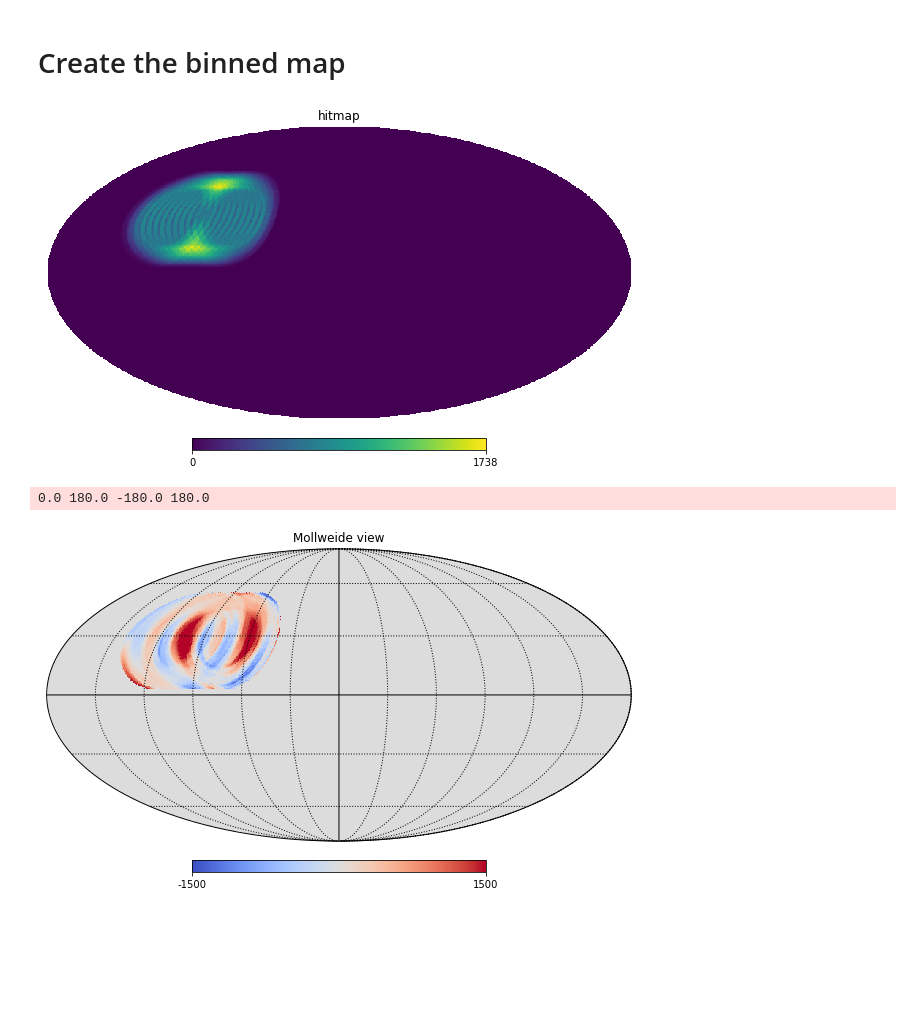
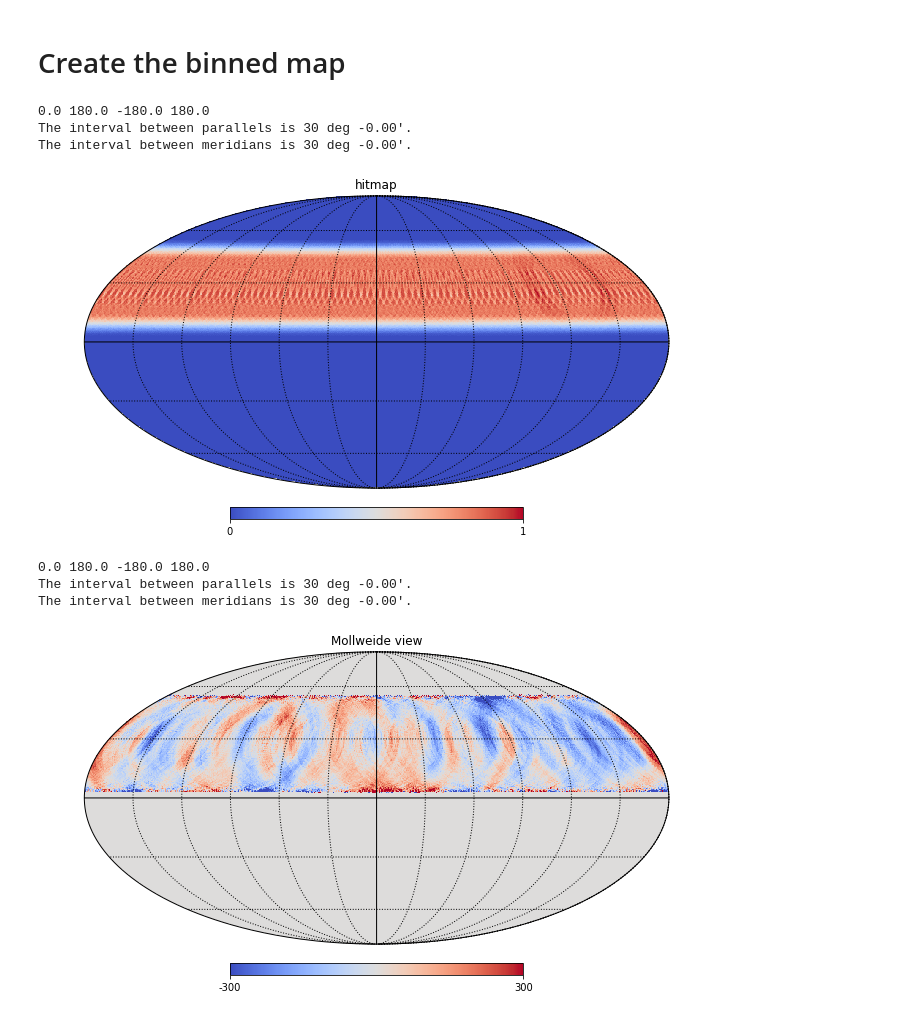
Before and after one commit to cmbgroundbased/cal, a Jupyter notebook: cookbook/Simulation_STRIP.ipynb, the cells around one changed output. Drawn from its saved outputs; the diff is of its cells as text; code cells hidden in the pictures; blank space fills up the shorter version.

Commit message:
Changes to be committed: 	modified:   CMakeLists.txt 	modified:   cookbook/Simulation_STRIP.ipynb 	modified:   singularity_container/Dockerfile

```diff
--- a/cookbook/Simulation_STRIP.ipynb
+++ b/cookbook/Simulation_STRIP.ipynb
@@ -121,8 +121,8 @@ def load_focalplane(args, comm):
 class args:
     # Required arguments
     ces_name = "Test-scan"
-    ces_start_time = "2022,1,1,0,0,0"
-    ces_stop_time = "2022,1,1,3,0,0"
+    ces_start_time = "2022,7,1,0,0,0"
+    ces_stop_time = "2022,7,2,0,0,0"
     sample_rate = 20
     el_mode_rate = 0.001
     el_mod_amplitude = 1.0
@@ -365,7 +365,7 @@ for mc in range(args.start_mc, args.start_mc + args.nsimu):
     "flag_name": None,
     "flag_mask": 255,
     "report_timing": True,
-    "wind_dist": 10,
+    "wind_dist": 100,
     "flush": False,
     }
 
@@ -570,9 +570,9 @@ def make_a_map(output_map, signals):
     output_map[hits != 0] /= hits[hits != 0]
     return hits
 # %%
-from numba.typed import List
+#from numba.typed import List
 
-signals = List()
+signals = list()
 for obs in data.obs:
     for ch in data.obs[0]['tod'].detectors:
         t = moving_average(obs["tod"].cache.reference("atm_%s" % ch), N_sample)
@@ -584,12 +584,18 @@ npix = 12*args.NSIDE**2
 output_map = np.zeros(npix, dtype=np.double)
 h = make_a_map(output_map, signals)
 # %%
-hp.mollview(h, title="hitmap", nest=True)
+hp.mollview(h/np.amax(h), title="hitmap", nest=True, cmap='coolwarm')
+hp.graticule()
 # %% [output]
+0.0 180.0 -180.0 180.0
+The interval between parallels is 30 deg -0.00'.
+The interval between meridians is 30 deg -0.00'.
-[figure, old version]
+[figure, new version]
 # %%
-hp.mollview(output_map, nest=True, cmap="coolwarm", min=-1500, max=1500)
+hp.mollview(output_map, nest=True, cmap="coolwarm", min=-300, max=300)
 hp.graticule()
 # %% [output]
 0.0 180.0 -180.0 180.0
+The interval between parallels is 30 deg -0.00'.
+The interval between meridians is 30 deg -0.00'.
-[figure, old version]
+[figure, new version]
```
Also changed, not shown: parts of 25 cells of this notebook, 2 other files.
